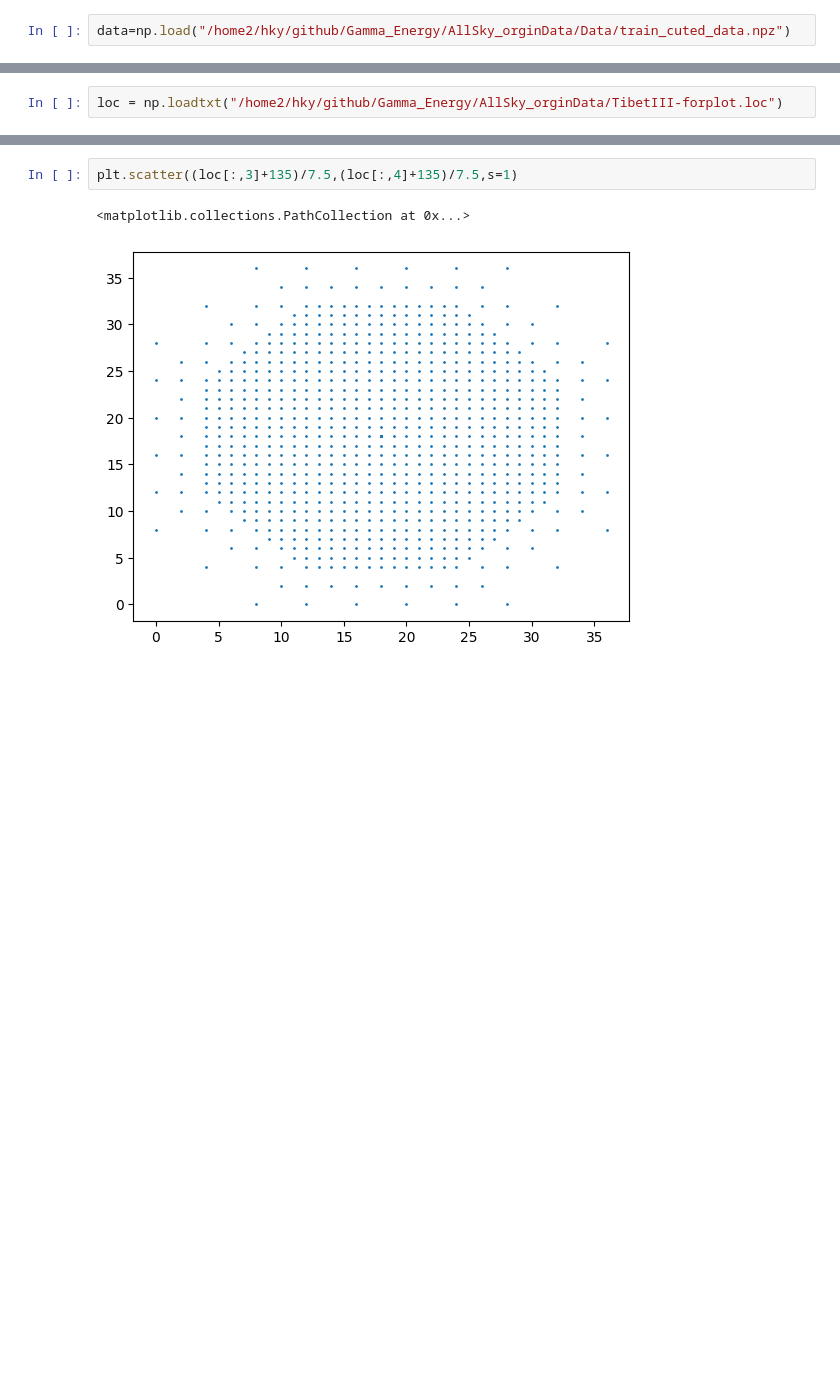
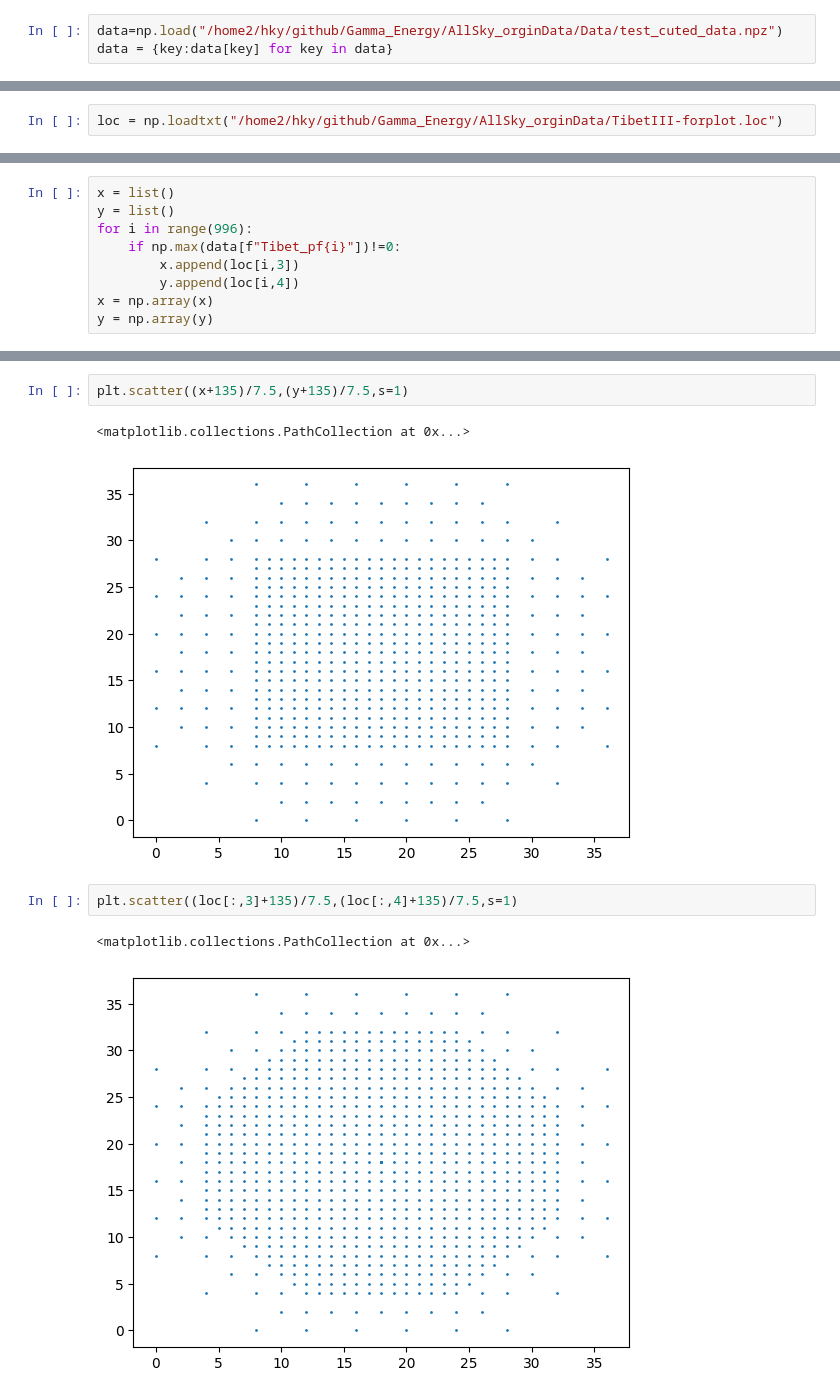
Before and after one commit to hukongyi/Gamma_Energy, a Jupyter notebook: AllSky_orginData/getTibetIIMatrix.ipynb, the cells around one changed output, grey strips where cells are left out. Saved outputs shown, nothing was run; the diff lists cells and outputs as text; blank space fills up the shorter version.

```diff
--- a/AllSky_orginData/getTibetIIMatrix.ipynb
+++ b/AllSky_orginData/getTibetIIMatrix.ipynb
@@ -4,2 +8,3 @@ import matplotlib.pyplot as plt
 # %%
-data=np.load("/home2/hky/github/Gamma_Energy/AllSky_orginData/Data/train_cuted_data.npz")
+data=np.load("/home2/hky/github/Gamma_Energy/AllSky_orginData/Data/test_cuted_data.npz")
+data = {key:data[key] for key in data}
@@ -15,0 +29,9 @@ loc.shape
+# %%
+x = list()
+y = list()
+for i in range(996):
+    if np.max(data[f"Tibet_pf{i}"])!=0:
+        x.append(loc[i,3])
+        y.append(loc[i,4])
+x = np.array(x)
+y = np.array(y)
@@ -16,3 +64,8 @@ loc.shape
+# %%
+plt.scatter((x+135)/7.5,(y+135)/7.5,s=1)
+# %% [output]
+<matplotlib.collections.PathCollection at 0x...>
+[figure, added]
 # %%
 plt.scatter((loc[:,3]+135)/7.5,(loc[:,4]+135)/7.5,s=1)
 # %% [output]
```
Also changed, not shown: parts of 13 cells of this notebook, 3 other files.
